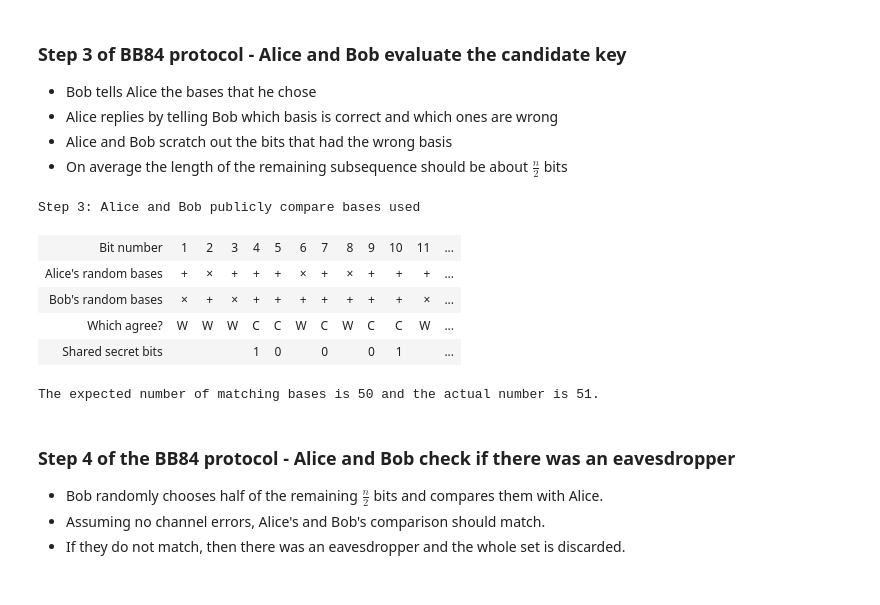
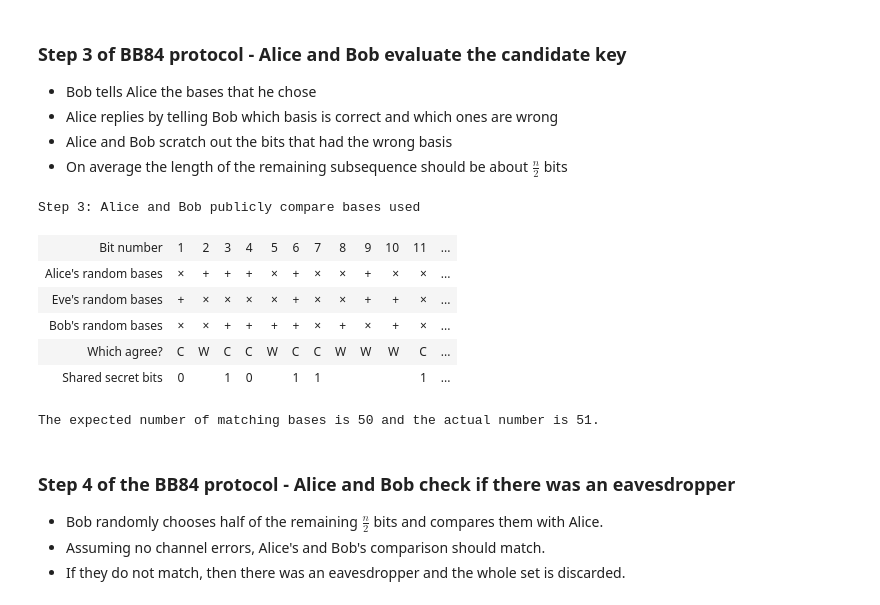
Before and after one commit to nexus-lab/qkd_wk_24su, a Jupyter notebook: nanomod2.ipynb, the cells around one changed output. Saved outputs shown, nothing was run; the diff lists cells and outputs as text; code cells hidden in the pictures.

```diff
--- a/nanomod2.ipynb
+++ b/nanomod2.ipynb
@@ -504,32 +472,41 @@ Step 2: Bob receives 100 random bits in random measurements
 # %%
 # Bob sends his bases to Alice who does a comparison and returns which ones match correctly and which are wrong
 bases_comparison = alice84.compare_bases(bob84bases)
 
 # Alice drops the bits that do not match
 alice84.scratch_bits(bases_comparison)
 
 # So does Bob
 bob84.scratch_bits(bases_comparison)
 
 # Let's see how things are progressing
 secret_key = bob84.show_valid_key()
-printTable(caption="Step 3: Alice and Bob publicly compare bases used",
-           rows = [["Bit&nbsp;number", map(str, range(1, n+1))],
-                   ["Alice's&nbsp;random&nbsp;bases", alice84bases],
-                   ["Bob's&nbsp;random&nbsp;bases", bob84bases],
-                   ["Which&nbsp;agree?", bases_comparison],
-                   ["Shared&nbsp;secret&nbsp;bits", map(str, secret_key)]]
-          )
+if eve_present:
+    printTable(caption="Step 3: Alice and Bob publicly compare bases used",
+               rows = [["Bit&nbsp;number", map(str, range(1, n+1))],
+                       ["Alice's&nbsp;random&nbsp;bases", alice84bases],
+                       ["Eve's&nbsp;random&nbsp;bases", eve84bases],
+                       ["Bob's&nbsp;random&nbsp;bases", bob84bases],
+                       ["Which&nbsp;agree?", bases_comparison],
+                       ["Shared&nbsp;secret&nbsp;bits", map(str, secret_key)]])
+else:
+    printTable(caption="Step 3: Alice and Bob publicly compare bases used",
+               rows = [["Bit&nbsp;number", map(str, range(1, n+1))],
+                       ["Alice's&nbsp;random&nbsp;bases", alice84bases],
+                       ["Bob's&nbsp;random&nbsp;bases", bob84bases],
+                       ["Which&nbsp;agree?", bases_comparison],
+                       ["Shared&nbsp;secret&nbsp;bits", map(str, secret_key)]])
 
 # and evaluate how we are doing so far
 print('The expected number of matching bases is {} and the actual number is {}.'.format(int(n/2), bases_comparison.count('C')))
 # %% [output]
 Step 3: Alice and Bob publicly compare bases used
 | Bit number | 1 | 2 | 3 | 4 | 5 | 6 | 7 | 8 | 9 | 10 | 11 | ... |
-| Alice's random bases | + | × | + | + | + | × | + | × | + | + | + | ... |
-| Bob's random bases | × | + | × | + | + | + | + | + | + | + | × | ... |
-| Which agree? | W | W | W | C | C | W | C | W | C | C | W | ... |
-| Shared secret bits |  |  |  | 1 | 0 |  | 0 |  | 0 | 1 |  | ... |
+| Alice's random bases | × | + | + | + | × | + | × | × | + | × | × | ... |
+| Eve's random bases | + | × | × | × | × | + | × | × | + | + | × | ... |
+| Bob's random bases | × | × | + | + | + | + | × | + | × | + | × | ... |
+| Which agree? | C | W | C | C | W | C | C | W | W | W | C | ... |
+| Shared secret bits | 0 |  | 1 | 0 |  | 1 | 1 |  |  |  | 1 | ... |
 The expected number of matching bases is 50 and the actual number is 51.
 # %% [markdown]
 ### Step 4 of the BB84 protocol - Alice and Bob check if there was an eavesdropper
```
Also changed, not shown: parts of 6 cells of this notebook, 3 other files.
